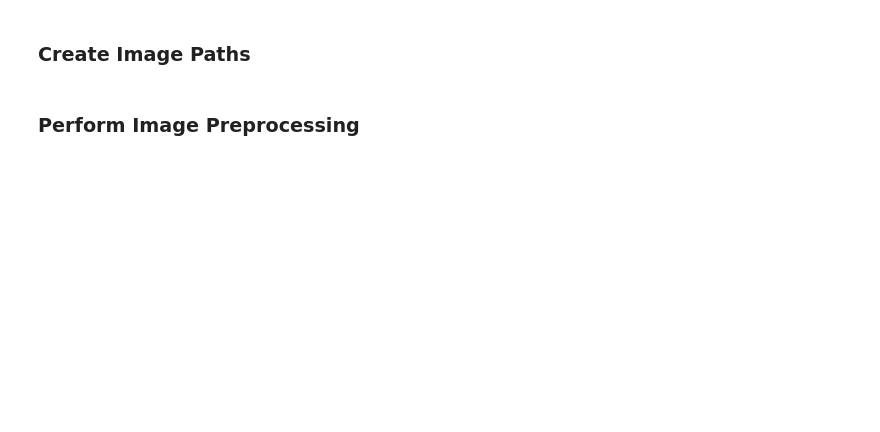
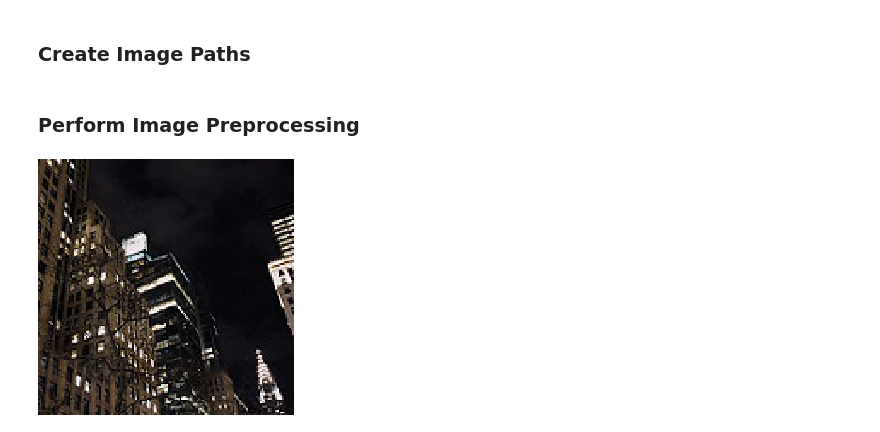
Before and after one commit to lecritch/Cene-Image-Classification, a Jupyter notebook: notebooks/exploratory/02_lime_viz.ipynb, the cells around one changed output. Saved outputs shown, nothing was run; the diff lists cells and outputs as text; code cells hidden in the pictures; blank space fills up the shorter version.

```diff
--- a/notebooks/exploratory/02_lime_viz.ipynb
+++ b/notebooks/exploratory/02_lime_viz.ipynb
@@ -89,0 +97,6 @@ def preprocess_image(path_list):
+# %%
+img = image.load_img('../../data/seg_train/buildings/12536.jpg', target_size = (256, 256))
+# %%
+img
+# %% [output]
+[figure, added]
```
Also changed, not shown: parts of 15 cells of this notebook, 10 other files.
